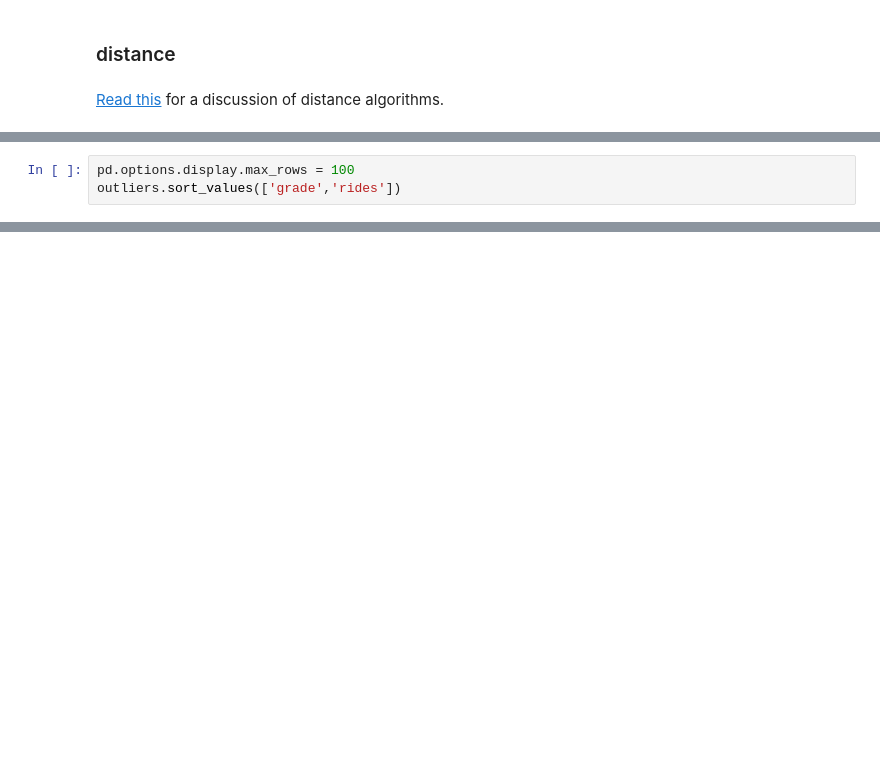
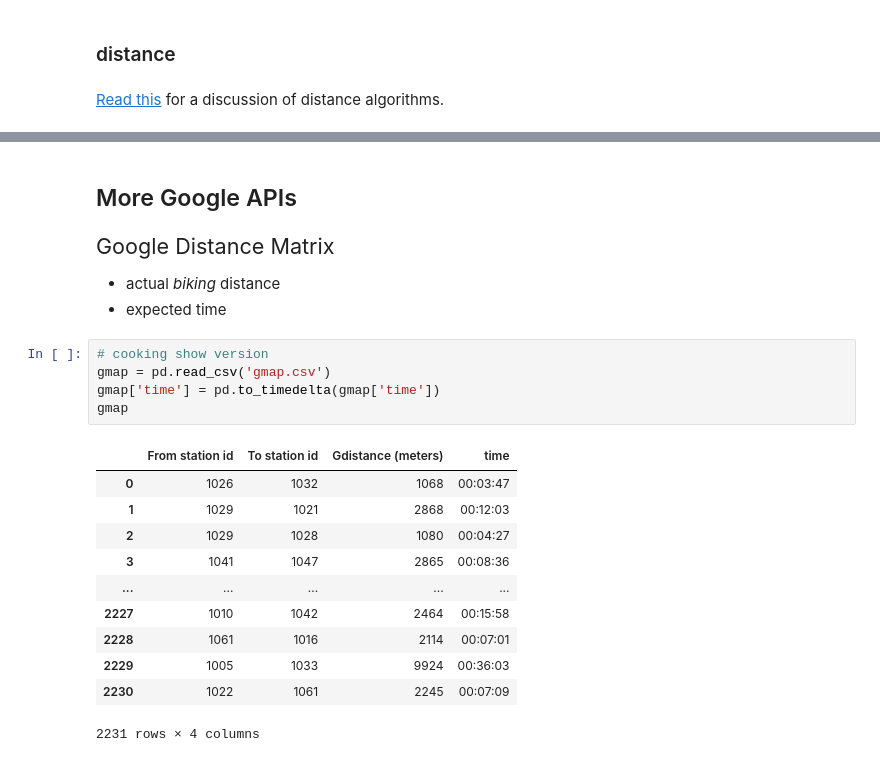
Before and after one commit to AlbertDeFusco/healthyride, a Jupyter notebook: ShowAndTell/December6.ipynb, the cells around one changed output, grey strips where cells are left out. Saved outputs shown, nothing was run; the diff lists cells and outputs as text; blank space fills up the shorter version.

Commit message:
pre-baked gmap

```diff
--- a/ShowAndTell/December6.ipynb
+++ b/ShowAndTell/December6.ipynb
@@ -565,3 +429,0 @@ These are the outlier trips. They fall into two categories
-# %%
-pd.options.display.max_rows = 100
-outliers.sort_values(['grade','rides'])
@@ -684,0 +514,23 @@ large_deviation.drop_duplicates(subset=['From station name','To station name'])
+# %% [markdown]
+## More Google APIs
+# %% [markdown]
+<big><big>Google Distance Matrix</big></big>
+* actual *biking* distance
+* expected time
+# %%
+# cooking show version
+gmap = pd.read_csv('gmap.csv')
+gmap['time'] = pd.to_timedelta(gmap['time'])
+gmap
+# %% [output]
+|  | From station id | To station id | Gdistance (meters) | time |
+| 0 | 1026 | 1032 | 1068 | 00:03:47 |
+| 1 | 1029 | 1021 | 2868 | 00:12:03 |
+| 2 | 1029 | 1028 | 1080 | 00:04:27 |
+| 3 | 1041 | 1047 | 2865 | 00:08:36 |
+| ... | ... | ... | ... | ... |
+| 2227 | 1010 | 1042 | 2464 | 00:15:58 |
+| 2228 | 1061 | 1016 | 2114 | 00:07:01 |
+| 2229 | 1005 | 1033 | 9924 | 00:36:03 |
+| 2230 | 1022 | 1061 | 2245 | 00:07:09 |
+2231 rows × 4 columns
```
Also changed, not shown: parts of 83 cells of this notebook, 1 other file.
